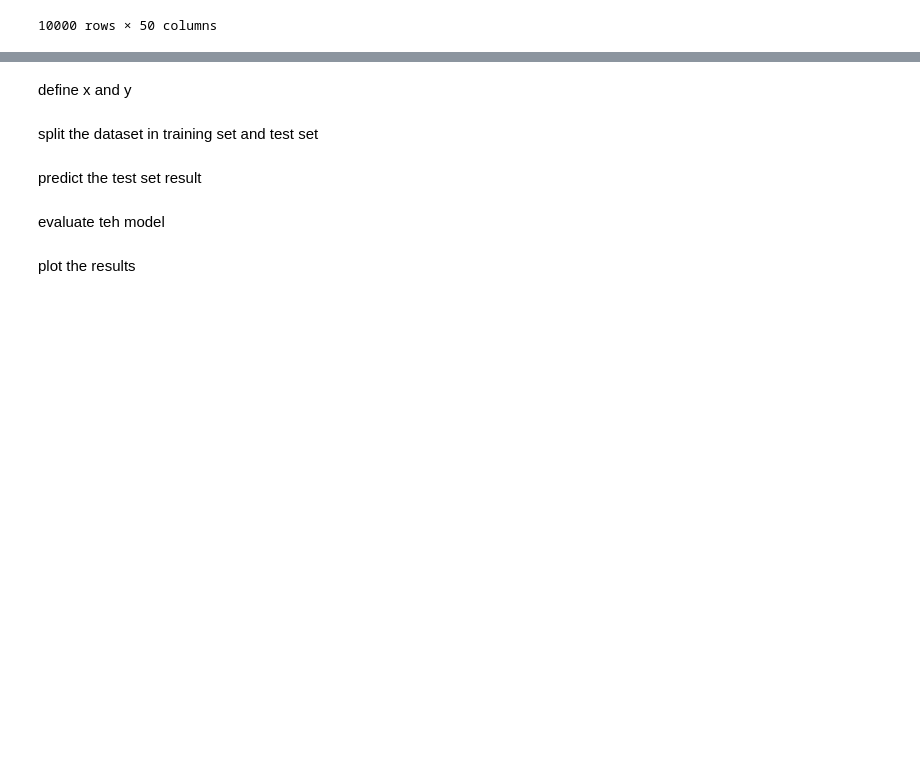
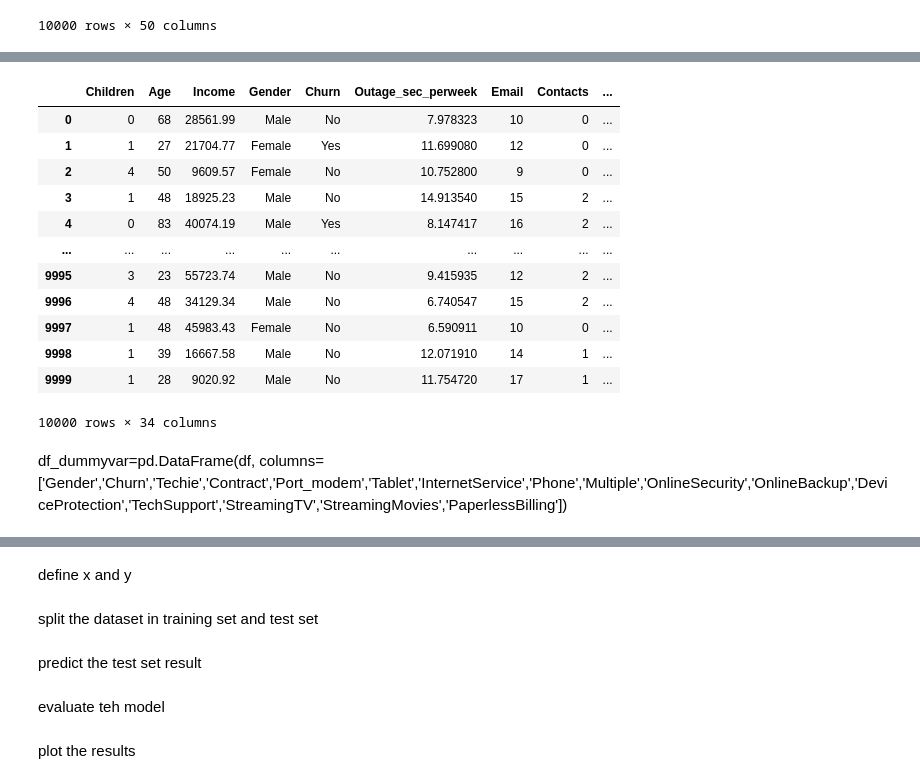
Before and after one commit to michaelle93/D208PA1, a Jupyter notebook: D208PA1.ipynb, the cells around one changed output, grey strips where cells are left out. Cells and saved outputs as stored; diff of their text form; code cells hidden in the pictures; blank space fills up the shorter version.

```diff
--- a/D208PA1.ipynb
+++ b/D208PA1.ipynb
@@ -84,3 +84,5 @@ df
 | 9998 | 9999 | I641617 | 3775ccfc-0052-4107-81ae-9657f81ecdf3 | 3e1f269b40c235a1038863ecf6b7a0df | Carrollton | GA | Carroll | 30117 | 33.58016 | -85.13241 | ... |
 | 9999 | 10000 | T38070 | 9de5fb6e-bd33-4995-aec8-f01d0172a499 | 0ea683a03a3cd544aefe8388aab16176 | Clarkesville | GA | Habersham | 30523 | 34.70783 | -83.53648 | ... |
 10000 rows × 50 columns
+# %%
+df.rename(columns={'Item1':'TimelyResponse','Item2':'Fixes','Item3':'Replacements','Item4':'Reliability','Item5':'Options','Item6':'Respecfulness','Item7':'Courteous','Item8':'Listening'}, inplace=True)
@@ -86,0 +118,4 @@ df
+# %%
+df=df.drop(columns=['CaseOrder', 'Customer_id', 'Interaction', 'UID', 'City',
+                            'State', 'County', 'Zip', 'Lat', 'Lng', 'Population',
+                            'Area', 'TimeZone', 'Job', 'Marital', 'PaymentMethod'])
@@ -86,0 +142,18 @@ df
+# %%
+df
+# %% [output]
+|  | Children | Age | Income | Gender | Churn | Outage_sec_perweek | Email | Contacts | ... |
+| 0 | 0 | 68 | 28561.99 | Male | No | 7.978323 | 10 | 0 | ... |
+| 1 | 1 | 27 | 21704.77 | Female | Yes | 11.699080 | 12 | 0 | ... |
+| 2 | 4 | 50 | 9609.57 | Female | No | 10.752800 | 9 | 0 | ... |
+| 3 | 1 | 48 | 18925.23 | Male | No | 14.913540 | 15 | 2 | ... |
+| 4 | 0 | 83 | 40074.19 | Male | Yes | 8.147417 | 16 | 2 | ... |
+| ... | ... | ... | ... | ... | ... | ... | ... | ... | ... |
+| 9995 | 3 | 23 | 55723.74 | Male | No | 9.415935 | 12 | 2 | ... |
+| 9996 | 4 | 48 | 34129.34 | Male | No | 6.740547 | 15 | 2 | ... |
+| 9997 | 1 | 48 | 45983.43 | Female | No | 6.590911 | 10 | 0 | ... |
+| 9998 | 1 | 39 | 16667.58 | Male | No | 12.071910 | 14 | 1 | ... |
+| 9999 | 1 | 28 | 9020.92 | Male | No | 11.754720 | 17 | 1 | ... |
+10000 rows × 34 columns
+# %% [markdown]
+df_dummyvar=pd.DataFrame(df, columns=['Gender','Churn','Techie','Contract','Port_modem','Tablet','InternetService','Phone','Multiple','OnlineSecurity','OnlineBackup','DeviceProtection','TechSupport','StreamingTV','StreamingMovies','PaperlessBilling'])
```
Also changed, not shown: parts of 12 cells of this notebook.
